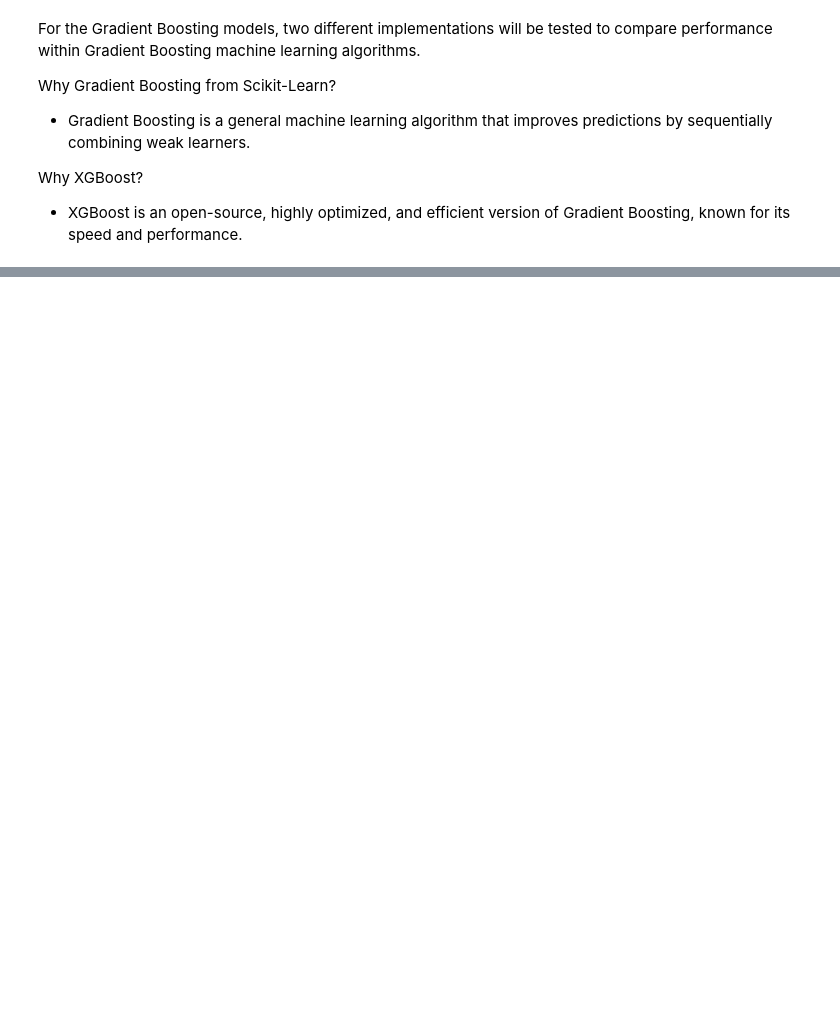
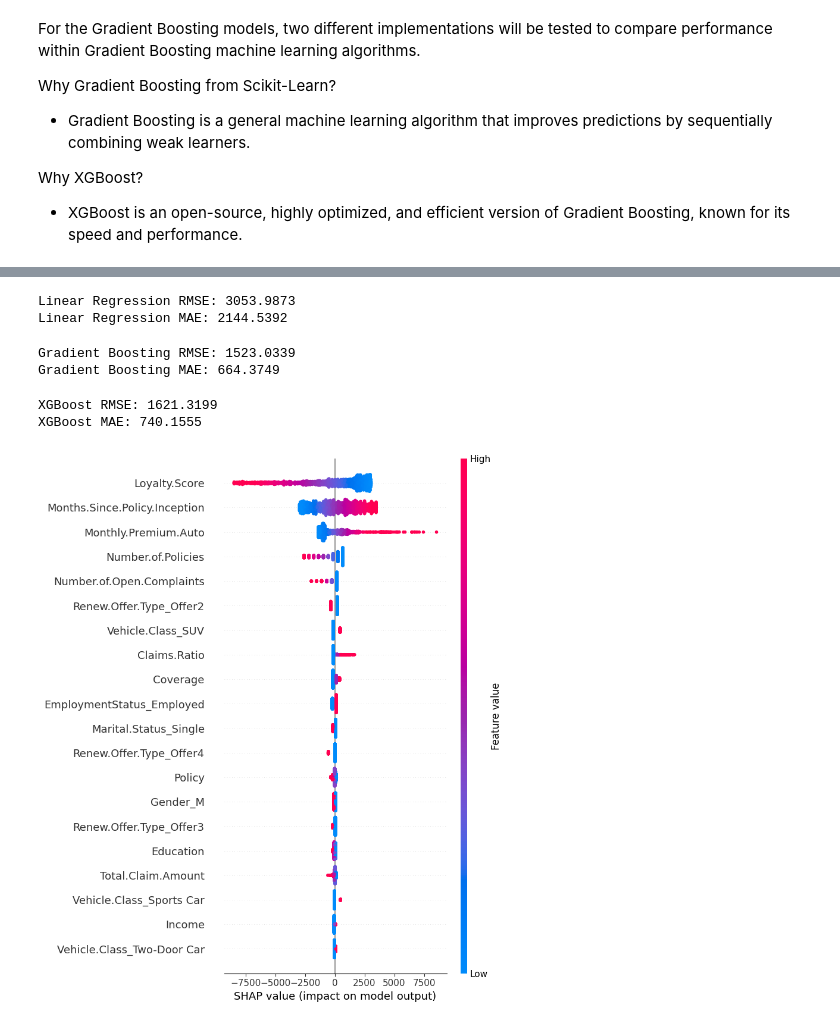
Before and after one commit to Jarian-N27/Predicting-Customer-Lifetime-Value-with-Machine-Learning, a Jupyter notebook: CLV_Insurance_Project.ipynb, the cells around one changed output, grey strips where cells are left out. Saved outputs shown, nothing was run; the diff lists cells and outputs as text; code cells hidden in the pictures; blank space fills up the shorter version.

Commit message:
First Iteration of Models

```diff
--- a/CLV_Insurance_Project.ipynb
+++ b/CLV_Insurance_Project.ipynb
@@ -285,9 +274,10 @@ loyalty_score = vehicle_insurance_data['Months.Since.Policy.Inception'] / vehicl
 
 vehicle_insurance_data['Loyalty.Score'] = loyalty_score
 # %%
-# Complaint ratio
-complaint_ratio = vehicle_insurance_data['Number.of.Open.Complaints'] / vehicle_insurance_data['Months.Since.Policy.Inception']
-vehicle_insurance_data['Complaint.Ratio'] = complaint_ratio
+# # Complaint ratio
+# complaint_ratio = vehicle_insurance_data['Number.of.Open.Complaints'] / vehicle_insurance_data['Months.Since.Policy.Inception']
+
+# vehicle_insurance_data['Complaint.Ratio'] = complaint_ratio
 # %%
 vehicle_insurance_data.head()
 # %% [output]
@@ -306,5 +338,8 @@ vehicle_insurance_data.head()
 # Split the data
 from sklearn.model_selection import train_test_split
 
-train_set, test_set = train_test_split(vehicle_insurance_data, test_size=0.2, random_state=42)
+X = vehicle_insurance_data.drop(columns=['clv'])
+y = vehicle_insurance_data['clv']
+
+X_train, X_test, y_train, y_test = train_test_split(X, y, test_size=0.2, random_state=42)
 # %%
@@ -340,6 +375,6 @@ To address this, the project will first establish a baseline multivariate model
 from sklearn.model_selection import train_test_split
 from sklearn.linear_model import LinearRegression
 
-linear_reg_model = LinearRegression()
-linear_reg_model.fit()
+lin_reg_model = LinearRegression()
+lin_reg_model.fit(X_train, y_train)
 # %% [output]
@@ -375,11 +437,43 @@ from sklearn.metrics import root_mean_squared_error as RMSE,mean_absolute_error
+# %%
+# Baseline model performance metrics
+lin_reg_rmse = RMSE(y_test, lin_reg_model.predict(X_test))
+lin_reg_mae = MAE(y_test, lin_reg_model.predict(X_test))
+
+print(f"Linear Regression RMSE: {lin_reg_rmse:.4f}")
+print(f"Linear Regression MAE: {lin_reg_mae:.4f}")
+# %% [output]
+Linear Regression RMSE: 3053.9873
+Linear Regression MAE: 2144.5392
+# %%
+# Gradient Boosting performance metrics
+gb_rmse = RMSE(y_test, gb_model.predict(X_test))
+gb_mae = MAE(y_test, gb_model.predict(X_test))
+
+print(f"Gradient Boosting RMSE: {gb_rmse:.4f}")
+print(f"Gradient Boosting MAE: {gb_mae:.4f}")
+# %% [output]
+Gradient Boosting RMSE: 1523.0339
+Gradient Boosting MAE: 664.3749
+# %%
+# XGBoost perfromance metrics
+xgb_rmse = RMSE(y_test, xgb_model.predict(X_test))
+xgb_mae = MAE(y_test, xgb_model.predict(X_test))
+
+print(f"XGBoost RMSE: {xgb_rmse:.4f}")
+print(f"XGBoost MAE: {xgb_mae:.4f}")
+# %% [output]
+XGBoost RMSE: 1621.3199
+XGBoost MAE: 740.1555
 # %%
 # Evaluate with SHAP
 import shap
 
 # Linear model
-explainer = shap.LinearExplainer(linear_reg_model, X_train, feature_names=X_train.columns)
-shap_values = explainer.shap_values(X_test)
+explainer = shap.Explainer(lin_reg_model, X_train)
+shap_values = explainer(X_test)
 
-print(shap_values)
+shap.summary_plot(shap_values, X_test)
+# %% [output]
+[figure, added]
 # %%
 # Sklearn Gradient Boosting
```
Also changed, not shown: parts of 19 cells of this notebook.
